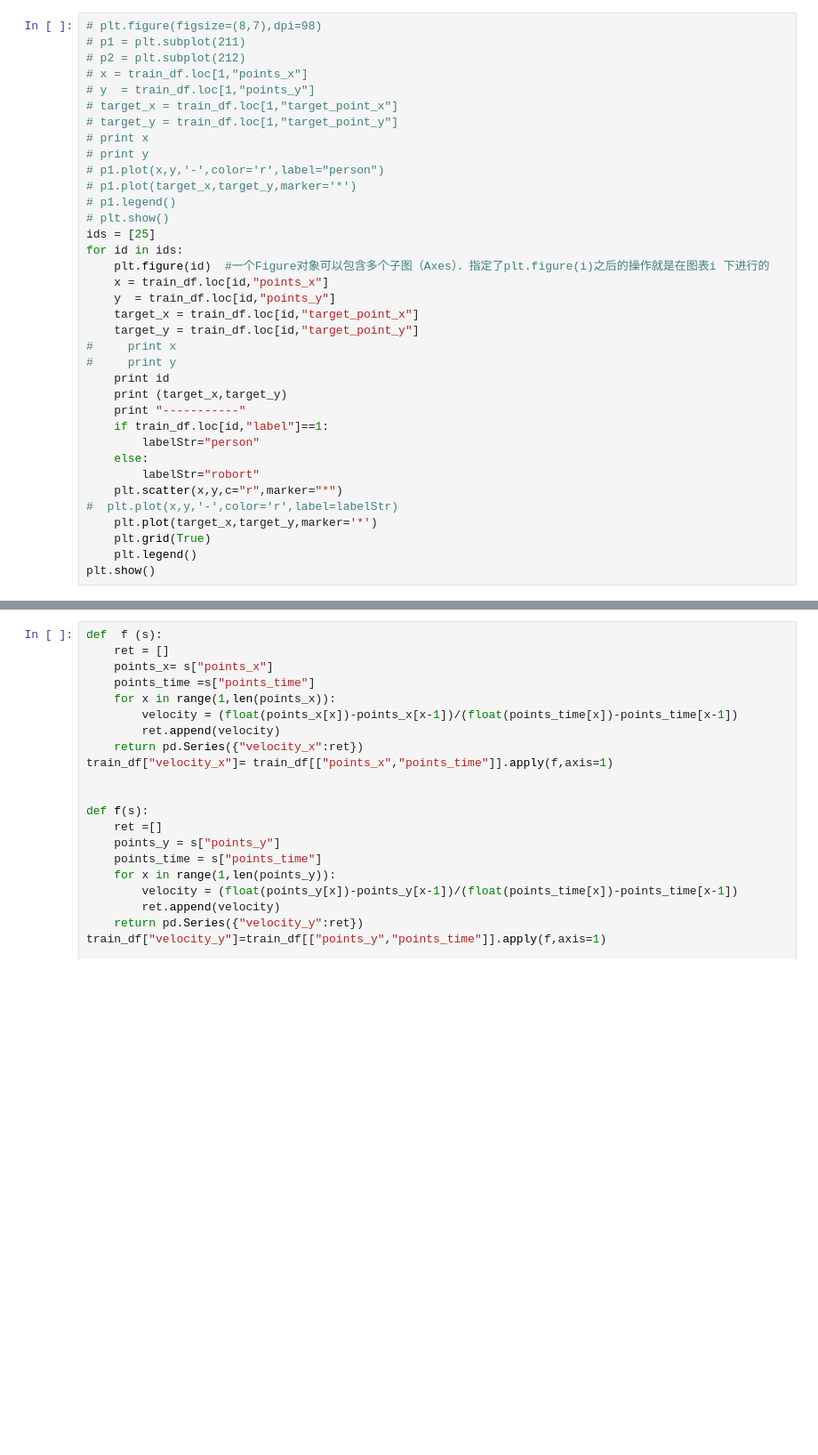
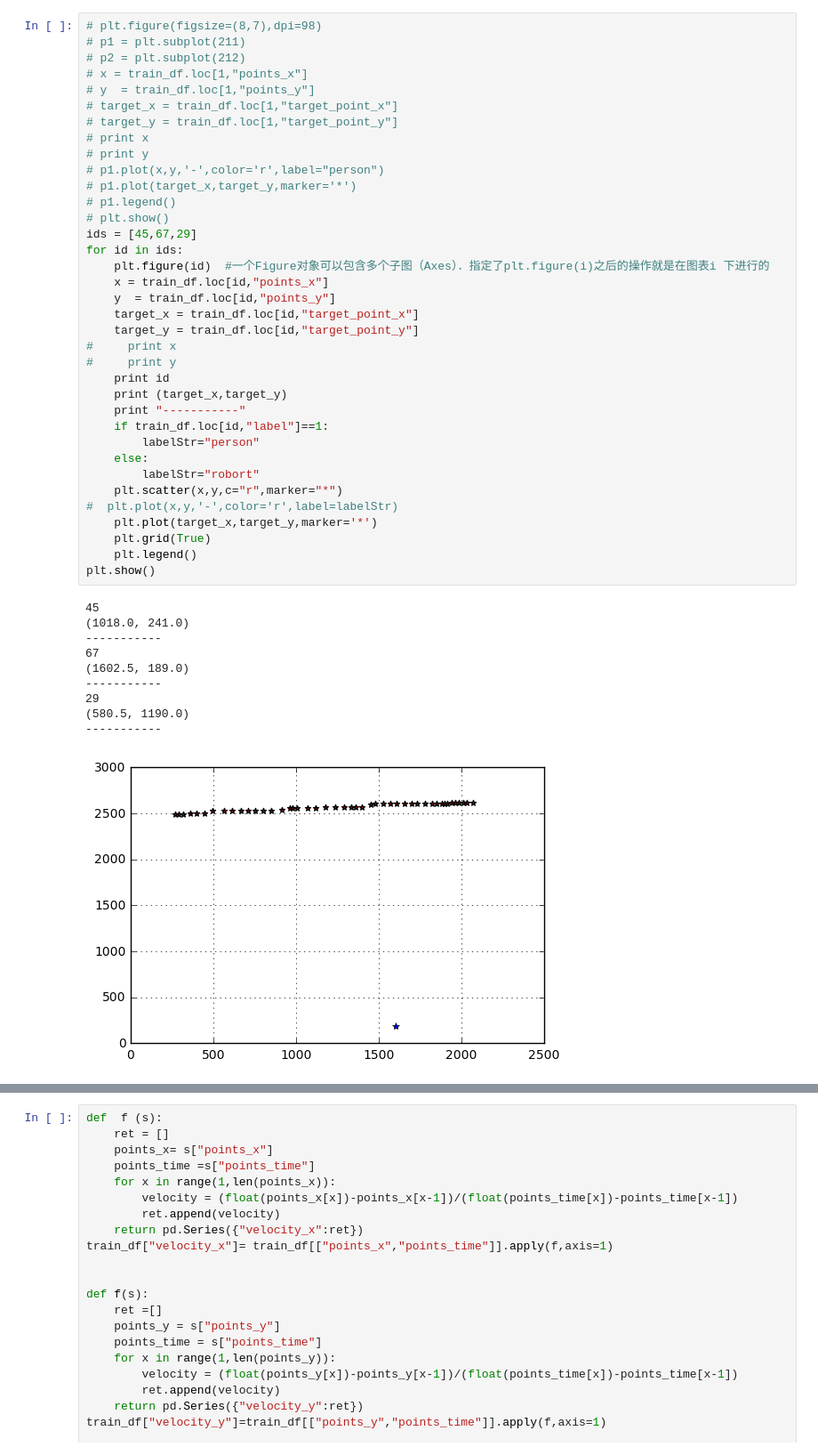
Before and after one commit to liuxiaoran/-mouse_predict, a Jupyter notebook: mouse.ipynb, the cells around one changed output, grey strips where cells are left out. Shown: that part at 89% size. Drawn from its saved outputs; the diff is of its cells as text; blank space fills up the shorter version.

```diff
--- a/mouse.ipynb
+++ b/mouse.ipynb
@@ -180,31 +175,42 @@ id
 # y  = train_df.loc[1,"points_y"]
 # target_x = train_df.loc[1,"target_point_x"]
 # target_y = train_df.loc[1,"target_point_y"]
 # print x
 # print y
 # p1.plot(x,y,'-',color='r',label="person")
 # p1.plot(target_x,target_y,marker='*')
 # p1.legend()
 # plt.show()
-ids = [25]
+ids = [45,67,29]
 for id in ids:
     plt.figure(id)  #一个Figure对象可以包含多个子图（Axes）．指定了plt.figure(i)之后的操作就是在图表i 下进行的
     x = train_df.loc[id,"points_x"]
     y  = train_df.loc[id,"points_y"]
     target_x = train_df.loc[id,"target_point_x"]
     target_y = train_df.loc[id,"target_point_y"]
 #     print x
 #     print y
     print id
     print (target_x,target_y)
     print "-----------"
     if train_df.loc[id,"label"]==1:
         labelStr="person"
     else:
         labelStr="robort"
     plt.scatter(x,y,c="r",marker="*")
 #  plt.plot(x,y,'-',color='r',label=labelStr)
     plt.plot(target_x,target_y,marker='*')
     plt.grid(True)
     plt.legend()
 plt.show()
+# %% [output]
+45
+(1018.0, 241.0)
+-----------
+67
+(1602.5, 189.0)
+-----------
+29
+(580.5, 1190.0)
+-----------
+[figure, added]
```
Also changed, not shown: parts of 10 cells of this notebook.
